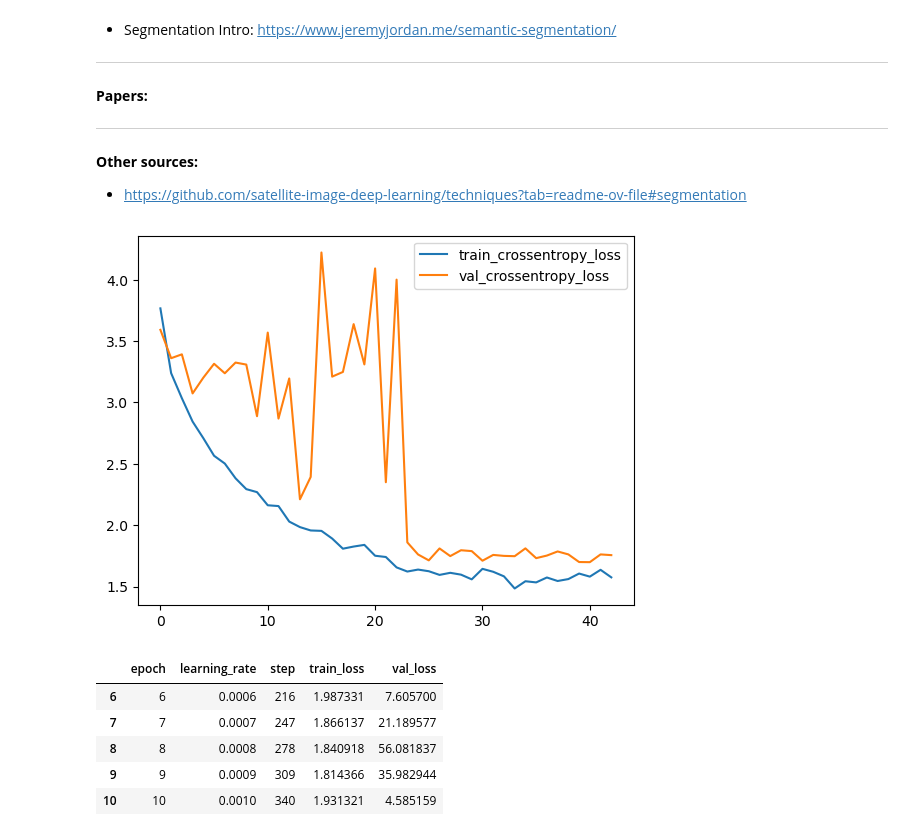
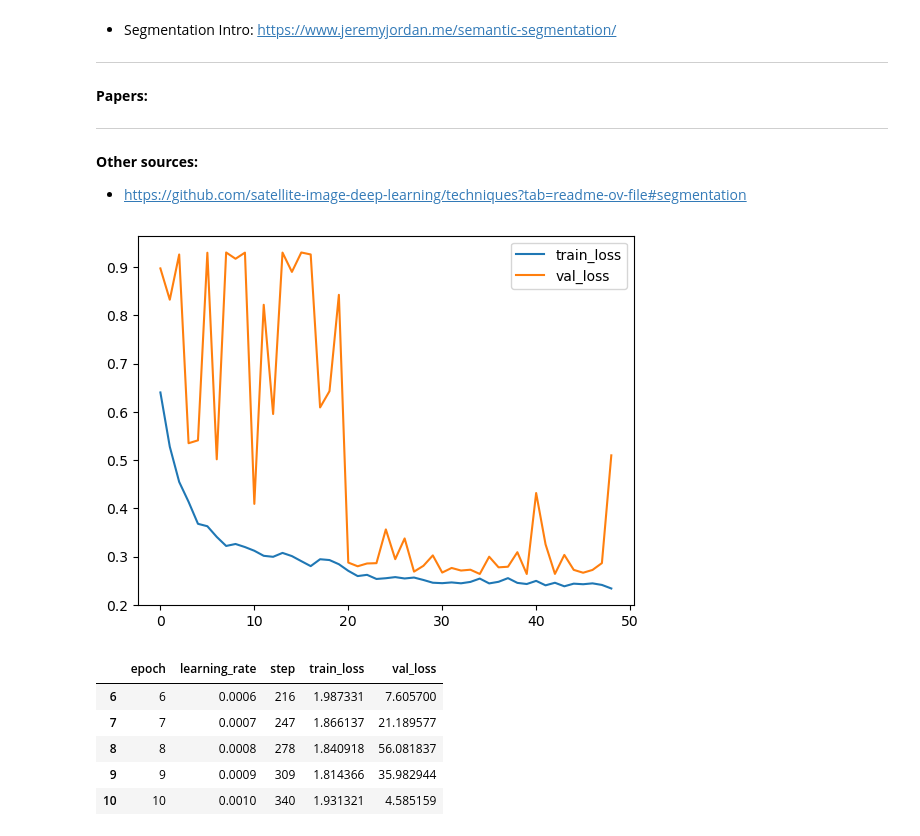
Before and after one commit to ermahechap/Proj-Redes-Neuronales-2024, a Jupyter notebook: data.ipynb, the cells around one changed output. Cells and saved outputs as stored; diff of their text form; code cells hidden in the pictures.

Commit message:
smp UNet - 2 classes

```diff
--- a/data.ipynb
+++ b/data.ipynb
@@ -40,16 +40,16 @@ import pandas as pd
 import numpy as np
 import matplotlib.pyplot as plt
 # %%
-loss = 'crossentropy_loss'
+loss = 'loss'
 
-df = pd.read_csv('./2_unet/training_unet/t_6/train_logs/version_1/metrics.csv')
+df = pd.read_csv('./2_unet/finetuning_pretrained/t_5_res34/train_logs/version_0/metrics.csv')
 df = df.groupby(['epoch']).max().reset_index()
 plt.plot(df['epoch'], df[f'train_{loss}'], label=f'train_{loss}')
 plt.plot(df['epoch'], df[f'val_{loss}'], label=f'val_{loss}')
 plt.legend()
 plt.show()
 # %% [output]
-[figure, old version]
+[figure, new version]
 # %%
 df.tail(5)
 # %% [output]
```
Also changed, not shown: 16 other files.
